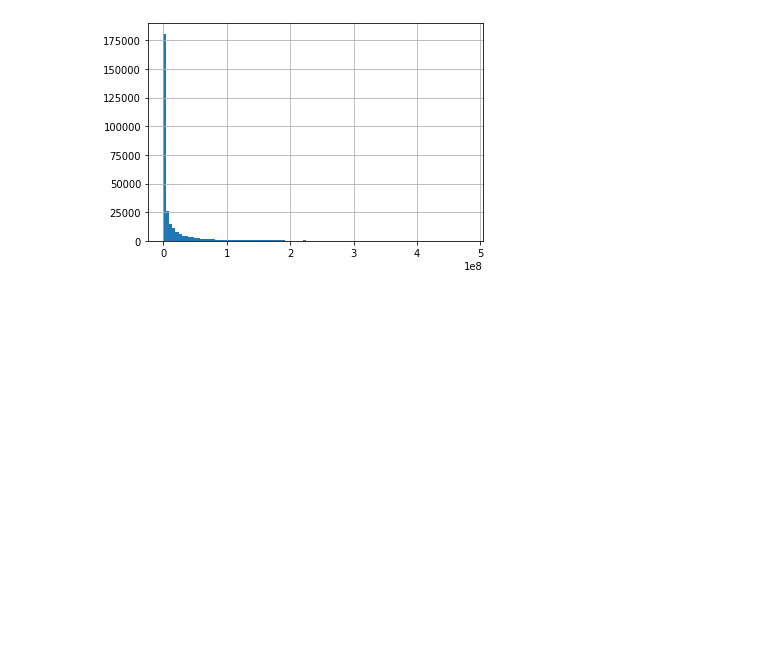
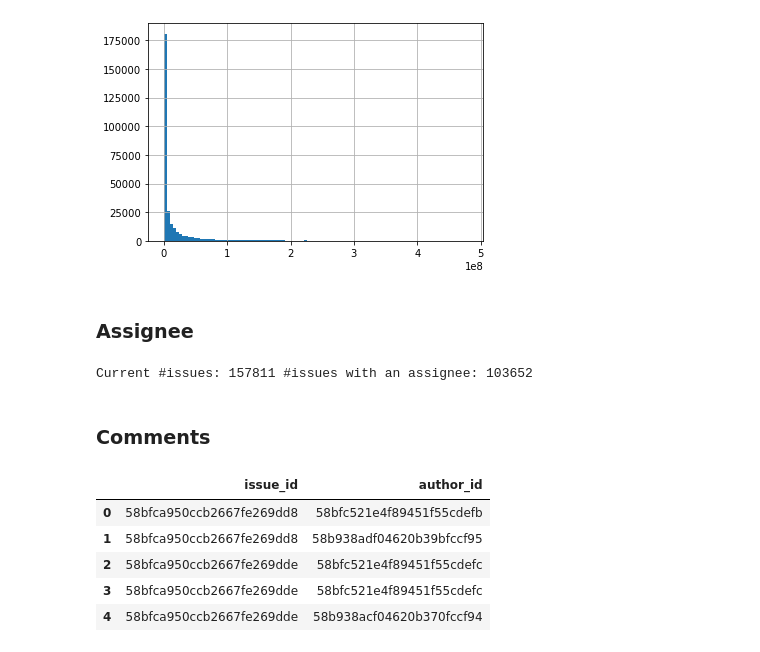
Before and after one commit to JaccoKiezebrink/2IMP40, a Jupyter notebook: DataCollection.ipynb, the cells around one changed output. Cells and saved outputs as stored; diff of their text form; code cells hidden in the pictures; blank space fills up the shorter version.

Commit message:
Comment and authors per issues

```diff
--- a/DataCollection.ipynb
+++ b/DataCollection.ipynb
@@ -286,3 +288,23 @@ dfTime['time_diff'].dt.total_seconds().hist(bins=100)
 # %% [output]
 <AxesSubplot:>
 [figure]
+# %% [markdown]
+### Assignee
+# %%
+print("Current #issues:", len(df.index), "#issues with an assignee:", len(df['assignee_id'].dropna()))
+df = df[~df['assignee_id'].isnull()]
+# %% [output]
+Current #issues: 157811 #issues with an assignee: 103652
+# %% [markdown]
+### Comments
+# %%
+issue_comments = list(db.issue_comment.find({}, {'author_id': 1, 'issue_id': 1}))
+df_comments = pd.DataFrame(issue_comments)[['issue_id', 'author_id']]
+df_comments.head()
+# %% [output]
+|  | issue_id | author_id |
+| 0 | 58bfca950ccb2667fe269dd8 | 58bfc521e4f89451f55cdefb |
+| 1 | 58bfca950ccb2667fe269dd8 | 58b938adf04620b39bfccf95 |
+| 2 | 58bfca950ccb2667fe269dde | 58bfc521e4f89451f55cdefc |
+| 3 | 58bfca950ccb2667fe269dde | 58bfc521e4f89451f55cdefc |
+| 4 | 58bfca950ccb2667fe269dde | 58b938acf04620b370fccf94 |
```
Also changed, not shown: parts of 6 cells of this notebook.
